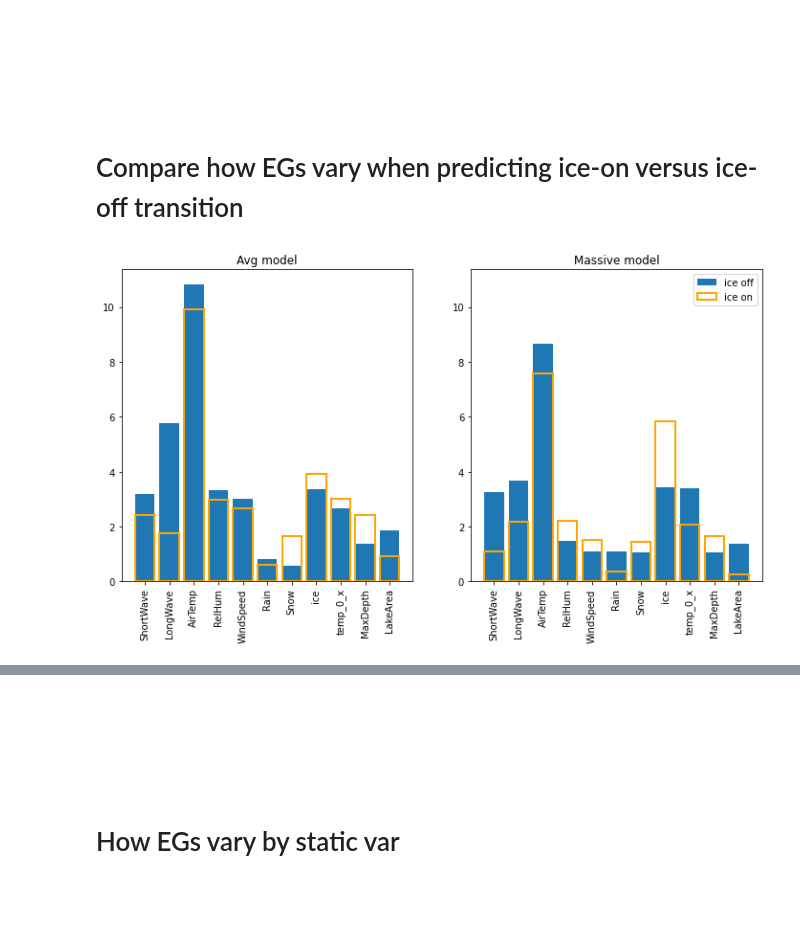
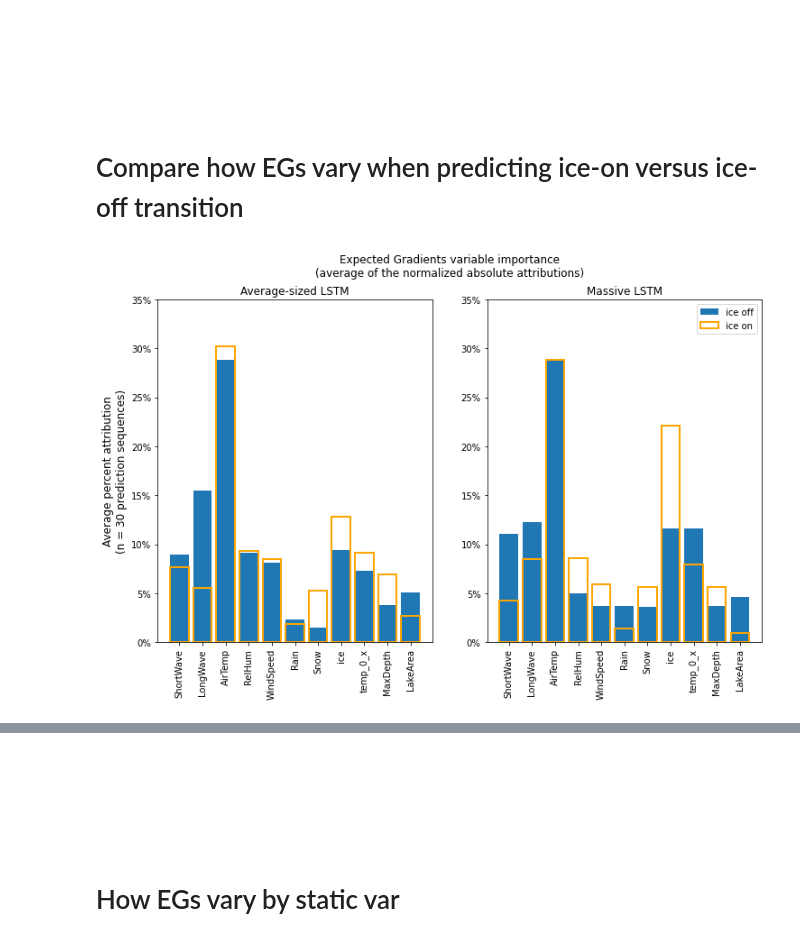
Before and after one commit to jdiaz4302/lake_ice_prediction, a Jupyter notebook: 03_eval/src/C_VisualizeXAI.ipynb, the cells around one changed output, grey strips where cells are left out. Saved outputs shown, nothing was run; the diff lists cells and outputs as text; code cells hidden in the pictures; blank space fills up the shorter version.

```diff
--- a/03_eval/src/C_VisualizeXAI.ipynb
+++ b/03_eval/src/C_VisualizeXAI.ipynb
@@ -51,9 +51,9 @@ resolution = 25 # ICE
 ### Values
 # %%
 ice_on_start = 50
-ice_on_end = 200
+ice_on_end = 215
 
-ice_off_start = 200
+ice_off_start = 215
 ice_off_end = 350
 # %% [markdown]
 <br><br><br>
@@ -304,10 +329,14 @@ for i in range(5):
     for j in range(len(valid_variables)):
         ax[0].plot(avg_valid_eg_results_ice_off[rand_i, :, j])
         ax[1].plot(massive_valid_eg_results_ice_off[rand_i, :, j], label = valid_variables[j])
-    ax[0].set_ylim(ymin, ymax)
-    ax[1].set_ylim(ymin, ymax)
-    ax[0].set_xlim(ice_off_start, ice_off_end)
-    ax[1].set_xlim(ice_off_start, ice_off_end)
+    for k in range(2):
+        ax[k].set_ylim(ymin, ymax)
+        ax[k].set_xlim(ice_off_start, ice_off_end)
+        ax[k].set_xlabel('Time step')
+    ax[0].set_ylabel("Expected gradients' attribution value",
+                     fontsize = 12)
+    ax[0].set_title('Average-sized LSTM')
+    ax[1].set_title('Massive LSTM')
     fig.suptitle('DOW = ' + rand_dow + ", " + rand_start_date + ' thru ' + rand_end_date)
     fig.legend(bbox_to_anchor = (1.05, 1))
 # %% [output]
@@ -323,54 +352,58 @@ Compared to ice on prediction, ice off prediction appears to utilize more variab
 
 # Compare how EGs vary when predicting ice-on versus ice-off transition
 # %%
-fig, ax = plt.subplots(1, 2, figsize = (12, 6))
+fig, ax = plt.subplots(1, 2, figsize = (12, 7))
+
+fig.suptitle('Expected Gradients variable importance\n(average of the normalized absolute attributions)')
 
 # Take the absolute value of EGs and aggregrate them across lakes and days
-avg_total_abs_attribution_by_var_ice_on = get_total_abs_attribution_by_var(avg_valid_eg_results_ice_on)
-avg_total_abs_attribution_by_var_ice_off = get_total_abs_attribution_by_var(avg_valid_eg_results_ice_off)
-massive_total_abs_attribution_by_var_ice_on = get_total_abs_attribution_by_var(massive_valid_eg_results_ice_on)
-massive_total_abs_attribution_by_var_ice_off = get_total_abs_attribution_by_var(massive_valid_eg_results_ice_off)
+avg_rel_abs_attribution_by_var_ice_on = get_relative_abs_attribution_by_var(avg_valid_eg_results_ice_on)
+avg_rel_abs_attribution_by_var_ice_off = get_relative_abs_attribution_by_var(avg_valid_eg_results_ice_off)
+massive_rel_abs_attribution_by_var_ice_on = get_relative_abs_attribution_by_var(massive_valid_eg_results_ice_on)
+massive_rel_abs_attribution_by_var_ice_off = get_relative_abs_attribution_by_var(massive_valid_eg_results_ice_off)
 
 # Determine a shared y-maximum for plotting
-ymax = np.max([np.max(avg_total_abs_attribution_by_var_ice_on),
-               np.max(avg_total_abs_attribution_by_var_ice_off),
-               np.max(massive_total_abs_attribution_by_var_ice_on),
-               np.max(massive_total_abs_attribution_by_var_ice_off)])
+ymax = np.max([np.max(avg_rel_abs_attribution_by_var_ice_on),
+               np.max(avg_rel_abs_attribution_by_var_ice_off),
+               np.max(massive_rel_abs_attribution_by_var_ice_on),
+               np.max(massive_rel_abs_attribution_by_var_ice_off)])
 ymax = ymax + ymax*0.05
 
 # Plot both ice on and ice off
 ax[0].bar(range(len(valid_variables)),
-          avg_total_abs_attribution_by_var_ice_off,
+          avg_rel_abs_attribution_by_var_ice_off,
           label = 'ice off')
 ax[0].bar(range(len(valid_variables)),
-          avg_total_abs_attribution_by_var_ice_on,
+          avg_rel_abs_attribution_by_var_ice_on,
           color = 'none',
           edgecolor = 'orange',
           linewidth = 2,
           label = 'ice on')
+ax[0].set_ylabel('Average percent attribution\n(n = ' +
+                 str(n_eg_fine) + ' prediction sequences)',
+                 fontsize = 12)
 
 ax[1].bar(range(len(valid_variables)),
-          massive_total_abs_attribution_by_var_ice_off,
+          massive_rel_abs_attribution_by_var_ice_off,
           label = 'ice off')
 ax[1].bar(range(len(valid_variables)),
-          massive_total_abs_attribution_by_var_ice_on,
+          massive_rel_abs_attribution_by_var_ice_on,
           color = 'none',
           edgecolor = 'orange',
           linewidth = 2,
           label = 'ice on')
 
 # Format plot
-ax[0].set_ylim(0, ymax)
-ax[1].set_ylim(0, ymax)
-ax[0].set_xticks(range(len(valid_variables)),
-           valid_variables,
-           rotation = 90)
-ax[1].set_xticks(range(len(valid_variables)),
-           valid_variables,
-           rotation = 90)
-ax[0].set_title('Avg model')
-ax[1].set_title('Massive model')
-plt.legend();
+ax[0].set_title('Average-sized LSTM')
+ax[1].set_title('Massive LSTM')
+plt.legend()
+
+for i in range(2):
+    ax[i].set_xticks(range(len(valid_variables)),
+                     valid_variables,
+                     rotation = 90)
+    ax[i].set_ylim(0, ymax)
+    ax[i].set_yticks(ax[i].get_yticks(), [str(int(100*tick))+'%' for tick in ax[i].get_yticks()])
 # %% [output]
-[figure, old version]
+[figure, new version]
 # %%
```
Also changed, not shown: parts of 27 cells of this notebook.
